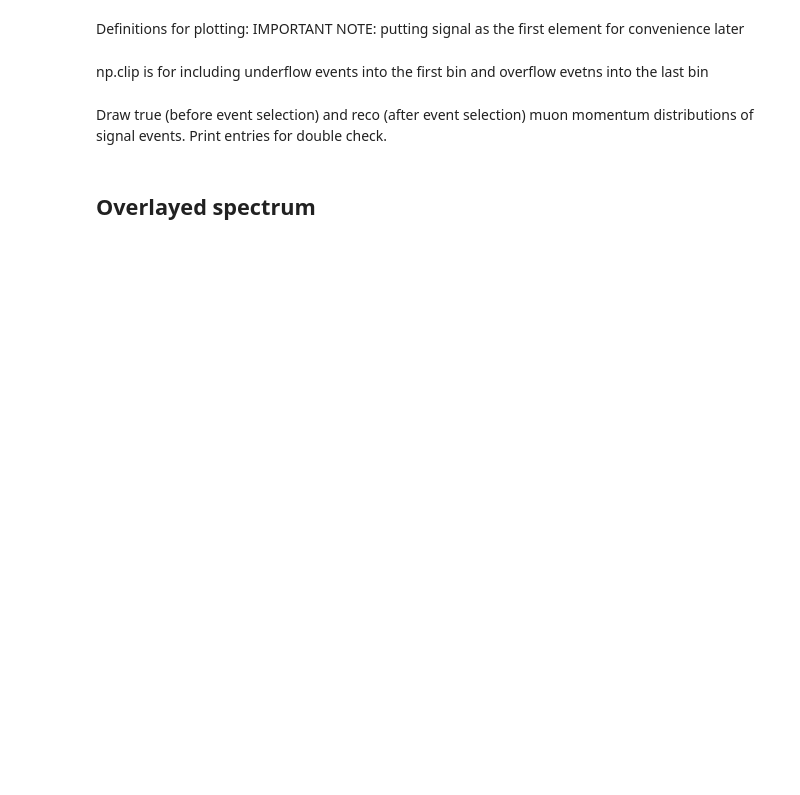
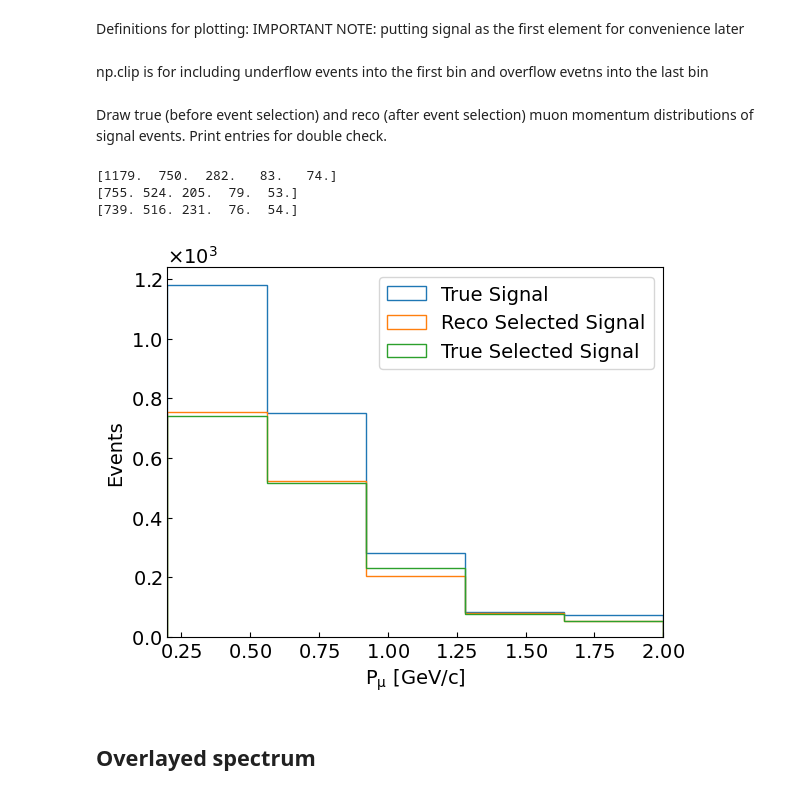
Before and after one commit to wjdanswjddl/cafpyana, a Jupyter notebook: analysis_village/examples/study_wienersvd_1mu1p.ipynb, the cells around one changed output. Cells and saved outputs as stored; diff of their text form; code cells hidden in the pictures; blank space fills up the shorter version.

```diff
--- a/analysis_village/examples/study_wienersvd_1mu1p.ipynb
+++ b/analysis_village/examples/study_wienersvd_1mu1p.ipynb
@@ -108,2 +133,0 @@ mc_evt_df.loc[:, "truth_totp"] = np.sqrt(mc_evt_df.mu.pfp.trk.truth.p.genp.x**2
-# %%
-mc_nu_df.loc[:, 'truth_totp'] = np.sqrt(mc_nu_df.mu.genp.x**2 + mc_nu_df.mu.genp.y**2 + mc_nu_df.mu.genp.z**2)
@@ -147,11 +181,25 @@ An example binning for muon momentum
 # %%
+# momentum
 var_label = r"$\mathrm{P_\mu~[GeV/c]}$"
 var_label_reco = r"$\mathrm{P_\mu^{reco.}~[GeV/c]}$"
 var_label_true = r"$\mathrm{P_\mu^{true}~[GeV/c]}$"
 
 bins = np.linspace(0.2, 2, 6)
 
-var_col = ('mu', 'pfp', 'trk', 'P', 'p_muon', '', '', '')
+var_evt_reco_col = ('mu', 'pfp', 'trk', 'P', 'p_muon', '', '', '')
+var_evt_truth_col = ('mu', 'pfp', 'trk', 'truth', 'p', 'totp', '', '')
+var_nu_col = ('mu', 'totp', '')
+
+# # dir z
+# var_label = r"$\mathrm{cos(\theta_\mu)}$"
+# var_label_reco = r"$\mathrm{cos(\theta_\mu^{reco.})}$"
+# var_label_true = r"$\mathrm{cos(\theta_\mu^{true})}$"
+
+# bins = np.linspace(-1, 1, 6)
+
+# var_evt_reco_col = ('mu', 'pfp', 'trk', 'dir', 'z', '', '', '')
+# var_evt_truth_col = ('mu', 'pfp', 'trk', 'truth', 'p', 'dir', 'z', '')
+# var_nu_col = ('mu', 'dir', 'z')
 # %% [markdown]
 Definitions for plotting:
 IMPORTANT NOTE: putting signal as the first element for convenience later
@@ -167,29 +215,32 @@ np.clip is for including underflow events into the first bin and overflow evetns
 # %%
 # Total MC reco muon momentum: for fake data
 eps = 1e-8
-var_total_mc = mc_evt_df[var_col]
+var_total_mc = mc_evt_df[var_evt_reco_col]
 var_total_mc = np.clip(var_total_mc, bins[0], bins[-1] - eps)
 
 # mc_evt_df divided into mode for subtraction from data in futre
+# first item in list is the signal
 mc_evt_df_divided = [mc_evt_df[mc_evt_df.nuint_categ == mode]for mode in mode_list]
 
 # Reco muon momentum for each 'nuint_categ' for stack plot and subtraction from the fake data
-var_per_nuint_categ_mc = [mc_evt_df[mc_evt_df.nuint_categ == mode][var_col]for mode in mode_list]
+var_per_nuint_categ_mc = [mc_evt_df[mc_evt_df.nuint_categ == mode][var_evt_reco_col]for mode in mode_list]
 var_per_nuint_categ_mc = [s.clip(bins[0], bins[-1] - eps) for s in var_per_nuint_categ_mc]
 weights_per_categ = [mc_evt_df.loc[mc_evt_df.nuint_categ == mode, 'pot_weight'] for mode in mode_list]
 
-# Signal event's reco muon momentum: for response matrix
-var_signal = mc_evt_df[mc_evt_df.nuint_categ == 1][var_col]
+# for response matrix
+# Signal event's reco muon momentum after the event selection
+var_signal = mc_evt_df[mc_evt_df.nuint_categ == 1][var_evt_reco_col]
 var_signal = np.clip(var_signal, bins[0], bins[-1] - eps)
 weight_signal = mc_evt_df.loc[mc_evt_df.nuint_categ == 1, 'pot_weight']
 
-# Signal event's true muon momentum after the event selection: for response matrix
-true_var_signal_sel = mc_evt_df[mc_evt_df.nuint_categ == 1].truth_totp
+# Signal event's true muon momentum after the event selection
+true_var_signal_sel = mc_evt_df[mc_evt_df.nuint_categ == 1][var_evt_truth_col]
 true_var_signal_sel = np.clip(true_var_signal_sel, bins[0], bins[-1] - eps)
 weight_true_signal = mc_evt_df.loc[mc_evt_df.nuint_categ == 1, 'pot_weight']
 
-# Signal event's true muon momentum without event selection: for efficiency vector
-var_truth_signal = mc_nu_df[mc_nu_df.nuint_categ == 1].truth_totp
+# for efficiency vector
+# Signal event's true muon momentum without event selection
+var_truth_signal = mc_nu_df[mc_nu_df.nuint_categ == 1][var_nu_col]
 var_truth_signal = np.clip(var_truth_signal, bins[0], bins[-1] - eps)
 weight_truth_signal = np.full_like(var_truth_signal, mc_pot_scale, dtype=float)
 # %% [markdown]
@@ -197,16 +248,21 @@ Draw true (before event selection) and reco (after event selection) muon momentu
 Print entries for double check.
 # %%
 true_signal, _, _ = plt.hist(var_truth_signal, bins=bins, weights=weight_truth_signal, histtype="step", label="True Signal")
-reco_signal, _, _ = plt.hist(var_signal, bins=bins, weights=weight_signal, histtype="step", label="Reco Signal")
-true_signel_sel, _, _ = plt.hist(true_var_signal_sel, bins=bins, weights=weight_signal, histtype="step", label="True Selected Signal")
+reco_signal_sel, _, _ = plt.hist(var_signal, bins=bins, weights=weight_signal, histtype="step", label="Reco Selected Signal")
+true_signal_sel, _, _ = plt.hist(true_var_signal_sel, bins=bins, weights=weight_signal, histtype="step", label="True Selected Signal")
 print(true_signal)
-print(reco_signal)
-print(true_signel_sel)
+print(reco_signal_sel)
+print(true_signal_sel)
 plt.legend()
 plt.ylabel("Events")
 plt.xlim(bins[0], bins[-1])
 plt.xlabel(var_label)
 plt.show()
+# %% [output]
+[1179.  750.  282.   83.   74.]
+[755. 524. 205.  79.  53.]
+[739. 516. 231.  76.  54.]
+[figure, added]
 # %% [markdown]
 ## Overlayed spectrum
 # %%
```
Also changed, not shown: parts of 26 cells of this notebook.
